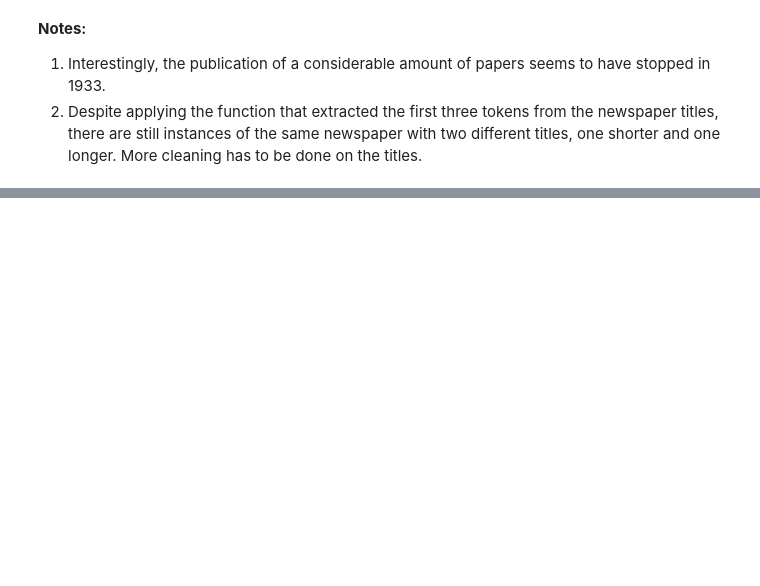
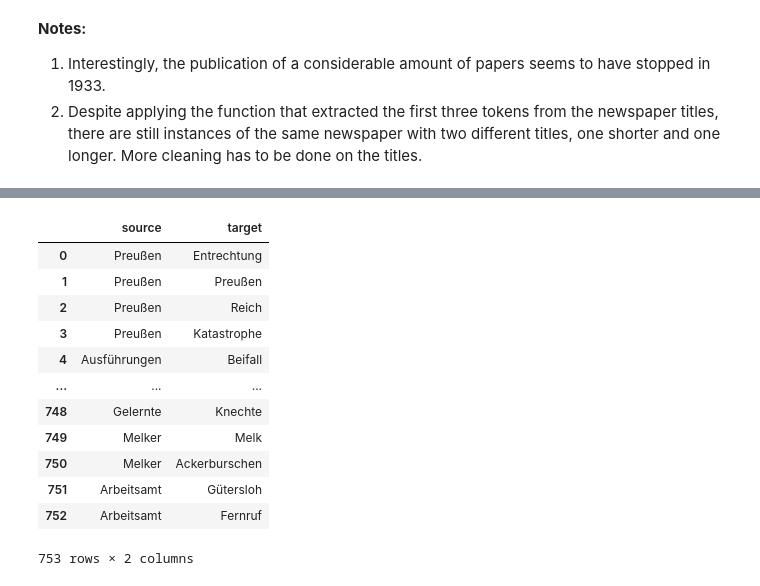
Before and after one commit to HERMES-DKZ/data_challenges_data_carpentries, a Jupyter notebook: data_challenges/zeitungsportal_data_analysis_1914_1945.ipynb, the cells around one changed output, grey strips where cells are left out. Cells and saved outputs as stored; diff of their text form; code cells hidden in the pictures; blank space fills up the shorter version.

Commit message:
compare spacy and nltk in noun extraction for network analysis

```diff
--- a/data_challenges/zeitungsportal_data_analysis_1914_1945.ipynb
+++ b/data_challenges/zeitungsportal_data_analysis_1914_1945.ipynb
@@ -430,0 +409,5 @@ NER (Named Entity Recognition) with spaCy in the first article: 👎🏽
+# %%
+from nltk.tokenize import sent_tokenize
+
+sentences_1 = sent_tokenize(text_1)
+sentences_1[0:5]
@@ -430,0 +420,6 @@ NER (Named Entity Recognition) with spaCy in the first article: 👎🏽
+# %%
+sentence = sentences_1[3]
+
+from nltk.tokenize import casual_tokenize
+tokens = casual_tokenize(sentence)
+tokens
@@ -430,0 +476,21 @@ NER (Named Entity Recognition) with spaCy in the first article: 👎🏽
+# %%
+nltk.download('stopwords')
+from nltk.corpus import stopwords
+
+def get_text_entities(text):
+
+    sentences = sent_tokenize(text)
+    entities = [extract_entities(sentence) for sentence in sentences]
+    df = pd.DataFrame({'sentence':sentences, 'entities':entities})
+    df = df.dropna()
+    df = df[df['entities'].apply(len) > 1]
+    entities = df['entities'].to_list()
+
+    german_stop_words = stopwords.words('german')
+
+    for list in entities:
+        for item in list:
+            if item.lower() in german_stop_words:
+                list.remove(item)
+
+    return entities
@@ -430,0 +561,17 @@ NER (Named Entity Recognition) with spaCy in the first article: 👎🏽
+# %%
+network_df_1= get_network_data(get_text_entities (text_1))
+network_df_1
+# %% [output]
+|  | source | target |
+| 0 | Preußen | Entrechtung |
+| 1 | Preußen | Preußen |
+| 2 | Preußen | Reich |
+| 3 | Preußen | Katastrophe |
+| 4 | Ausführungen | Beifall |
+| ... | ... | ... |
+| 748 | Gelernte | Knechte |
+| 749 | Melker | Melk |
+| 750 | Melker | Ackerburschen |
+| 751 | Arbeitsamt | Gütersloh |
+| 752 | Arbeitsamt | Fernruf |
+753 rows × 2 columns
```
Also changed, not shown: parts of 75 cells of this notebook.
